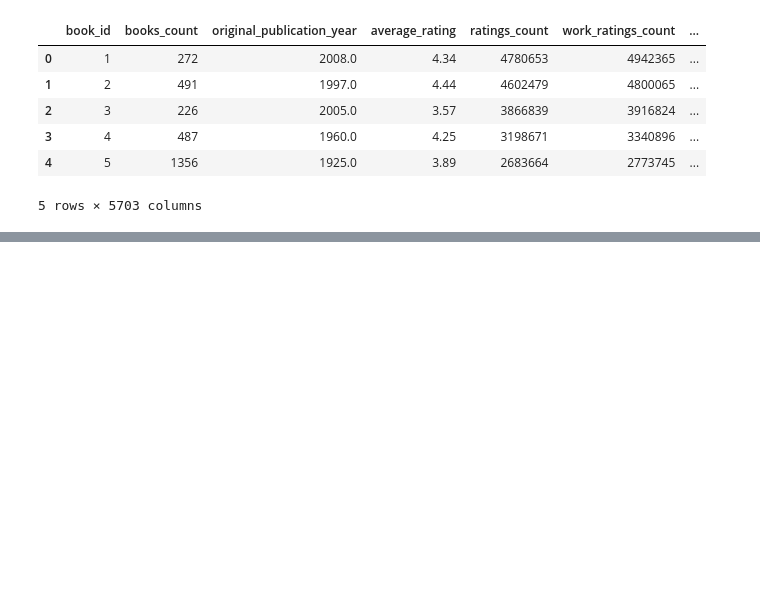
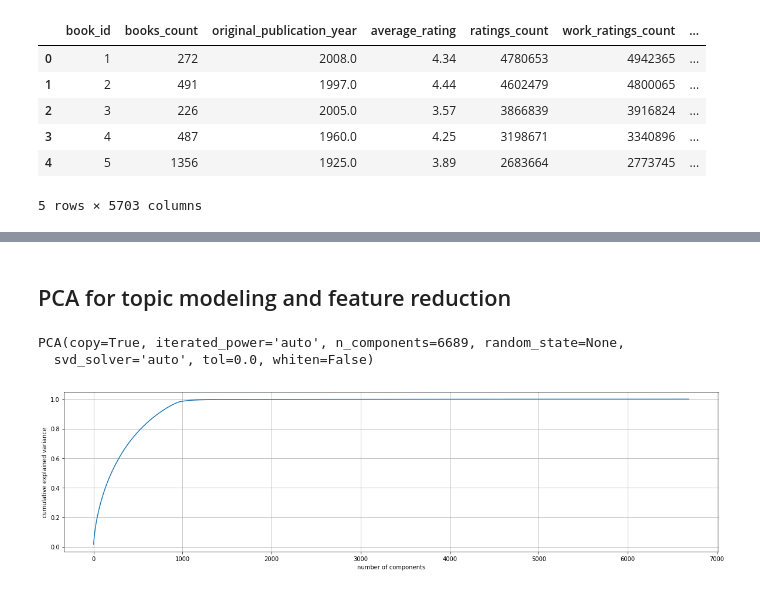
Before and after one commit to manoj0237/DeeplearningandAI-finalproject, a Jupyter notebook: Data_EDA.ipynb, the cells around one changed output, grey strips where cells are left out. Drawn from its saved outputs; the diff is of its cells as text; code cells hidden in the pictures; blank space fills up the shorter version.

Commit message:
book feature engineering

```diff
--- a/Data_EDA.ipynb
+++ b/Data_EDA.ipynb
@@ -289,0 +324,2 @@ books_merged.head()
+# %%
+books_merged.fillna(0, inplace=True)
@@ -289,0 +331,7 @@ books_merged.head()
+# %%
+keep_columns = ['book_id', 'books_count', 'original_publication_year', 'average_rating', 'ratings_count',
+                'work_ratings_count', 'work_text_reviews_count', 'ratings_1', 'ratings_2', 'ratings_3',
+                'ratings_4', 'ratings_5']
+# %%
+books_final_features = books_merged[keep_columns]
+books_reduce = books_merged.drop(keep_columns, axis=1)
@@ -289,0 +378,20 @@ books_merged.head()
+# %% [markdown]
+## PCA for topic modeling and feature reduction
+# %%
+pca = PCA(n_components = books_reduce.shape[1])
+pca.fit(books_reduce)
+# %% [output]
+PCA(copy=True, iterated_power='auto', n_components=6689, random_state=None,
+  svd_solver='auto', tol=0.0, whiten=False)
+# %%
+# https://jakevdp.github.io/PythonDataScienceHandbook/05.09-principal-component-analysis.html
+import matplotlib.pyplot as plt
+
+plt.figure(figsize=(20,5))
+plt.plot(np.cumsum(pca.explained_variance_ratio_))
+plt.xlabel('number of components')
+plt.ylabel('cumulative explained variance')
+plt.grid()
+plt.show()
+# %% [output]
+[figure, added]
```
Also changed, not shown: parts of 24 cells of this notebook, 9 other files.
